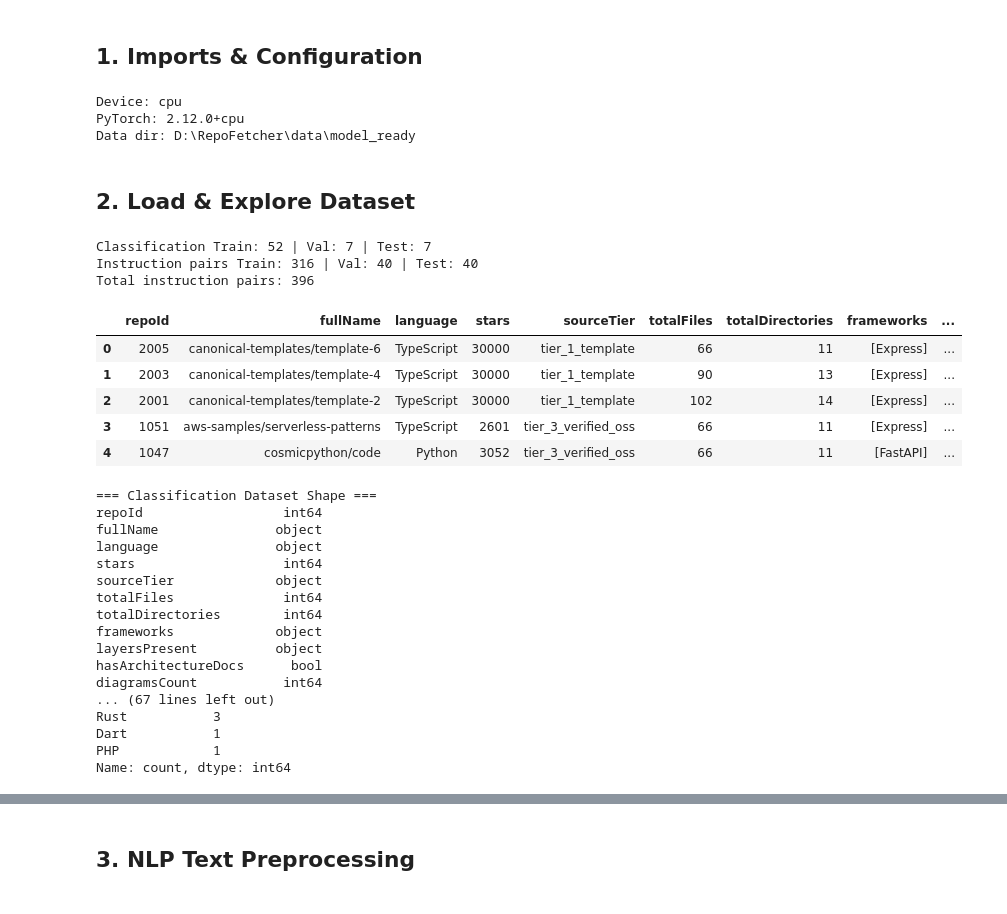
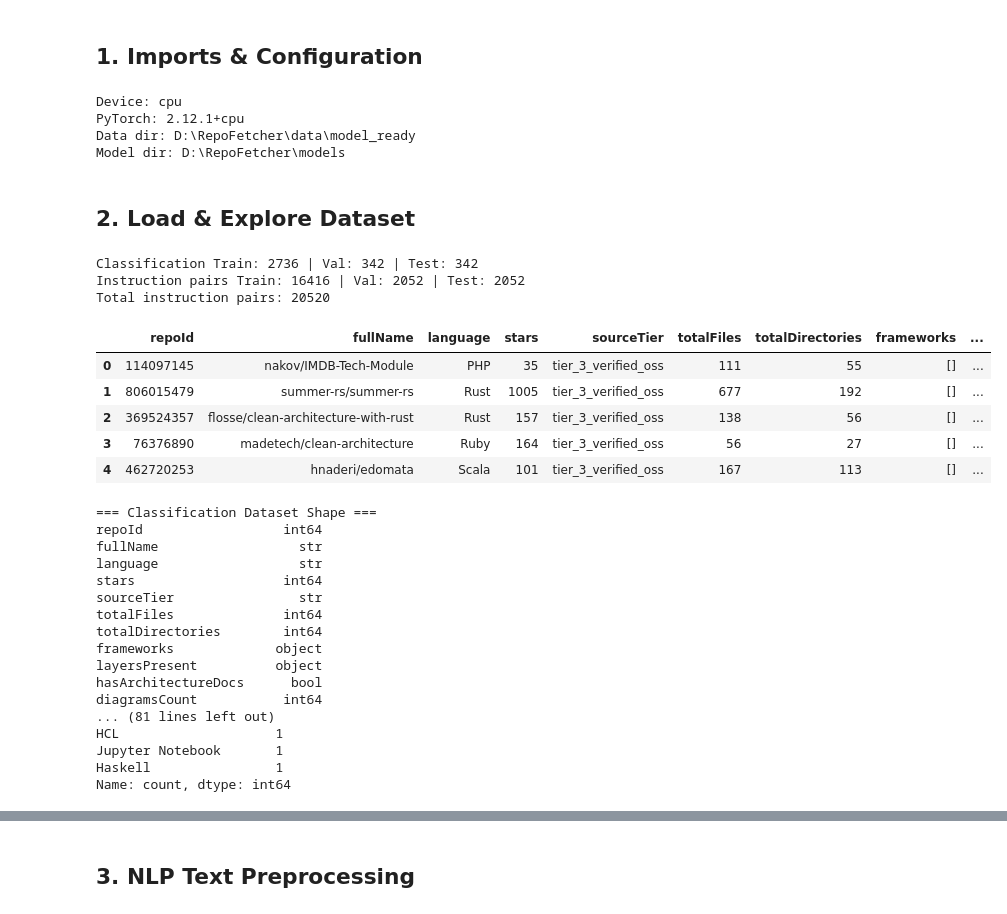
Before and after one commit to arin-gupta06/RepoFetcher, a Jupyter notebook: notebooks/architecture_model.ipynb, the cells around one changed output, grey strips where cells are left out. Drawn from its saved outputs; the diff is of its cells as text; code cells hidden in the pictures.

```diff
--- a/notebooks/architecture_model.ipynb
+++ b/notebooks/architecture_model.ipynb
@@ -57,9 +57,10 @@ import nltk
 from nltk.corpus import stopwords
 from nltk.stem import WordNetLemmatizer
 from sklearn.feature_extraction.text import TfidfVectorizer, CountVectorizer
-from sklearn.preprocessing import LabelEncoder, MultiLabelBinarizer
+from sklearn.preprocessing import LabelEncoder, normalize
 from sklearn.model_selection import cross_val_score
 from sklearn.pipeline import Pipeline
+from scipy import sparse
 
 # Classical ML
 from sklearn.linear_model import LogisticRegression
@@ -94,9 +95,13 @@ nltk.download('wordnet', quiet=True)
 nltk.download('punkt', quiet=True)
 
 # ─────────────────────── Global Config ───────────────────────
-DATA_DIR      = Path('../data/model_ready')
-MODEL_DIR     = Path('../models')
-MODEL_DIR.mkdir(exist_ok=True)
+# Locate data and models relative to project root
+BASE_DIR      = Path.cwd()
+if BASE_DIR.name == 'notebooks':
+    BASE_DIR  = BASE_DIR.parent
+DATA_DIR      = BASE_DIR / 'data' / 'model_ready'
+MODEL_DIR     = BASE_DIR / 'models'
+MODEL_DIR.mkdir(parents=True, exist_ok=True)
 
 RANDOM_SEED   = 42
 DEVICE        = torch.device('cuda' if torch.cuda.is_available() else 'cpu')
@@ -111,54 +116,56 @@ plt.rcParams['font.family'] = 'DejaVu Sans'
 print(f'Device: {DEVICE}')
 print(f'PyTorch: {torch.__version__}')
 print(f'Data dir: {DATA_DIR.resolve()}')
+print(f'Model dir: {MODEL_DIR.resolve()}')
 # %% [output]
 Device: cpu
-PyTorch: 2.12.0+cpu
+PyTorch: 2.12.1+cpu
 Data dir: D:\RepoFetcher\data\model_ready
+Model dir: D:\RepoFetcher\models
 # %% [markdown]
 ## 2. Load & Explore Dataset
 # %%
 # ── Load classification dataset ──────────────────────────────
-with open(DATA_DIR / 'classification_dataset.json') as f:
+with open(DATA_DIR / 'classification_dataset.json', encoding='utf-8') as f:
     clf_data = json.load(f)
 
 df_train = pd.DataFrame(clf_data['train'])
 df_val   = pd.DataFrame(clf_data['val'])
 df_test  = pd.DataFrame(clf_data['test'])
 df_all   = pd.concat([df_train, df_val, df_test], ignore_index=True)
 
 # ── Load instruction-tuning data ─────────────────────────────
 def load_jsonl(path):
     records = []
-    with open(path) as f:
+    with open(path, encoding='utf-8') as f:
         for line in f:
             line = line.strip()
             if line:
                 records.append(json.loads(line))
     return records
 
 inst_train = load_jsonl(DATA_DIR / 'instruction_tuning_train.jsonl')
 inst_val   = load_jsonl(DATA_DIR / 'instruction_tuning_val.jsonl')
 inst_test  = load_jsonl(DATA_DIR / 'instruction_tuning_test.jsonl')
 
 # Also load cleaned samples for rich text features
 cleaned_samples = load_jsonl(DATA_DIR / 'cleaned_repository_samples.jsonl')
 df_cleaned = pd.DataFrame(cleaned_samples)
 
 print(f'Classification Train: {len(df_train)} | Val: {len(df_val)} | Test: {len(df_test)}')
 print(f'Instruction pairs Train: {len(inst_train)} | Val: {len(inst_val)} | Test: {len(inst_test)}')
 print(f'Total instruction pairs: {len(inst_train)+len(inst_val)+len(inst_test)}')
 df_train.head()
 # %% [output]
-Classification Train: 52 | Val: 7 | Test: 7
-Instruction pairs Train: 316 | Val: 40 | Test: 40
-Total instruction pairs: 396
+Classification Train: 2736 | Val: 342 | Test: 342
+Instruction pairs Train: 16416 | Val: 2052 | Test: 2052
+Total instruction pairs: 20520
 |  | repoId | fullName | language | stars | sourceTier | totalFiles | totalDirectories | frameworks | ... |
-| 0 | 2005 | canonical-templates/template-6 | TypeScript | 30000 | tier_1_template | 66 | 11 | [Express] | ... |
-| 1 | 2003 | canonical-templates/template-4 | TypeScript | 30000 | tier_1_template | 90 | 13 | [Express] | ... |
-| 2 | 2001 | canonical-templates/template-2 | TypeScript | 30000 | tier_1_template | 102 | 14 | [Express] | ... |
-| 3 | 1051 | aws-samples/serverless-patterns | TypeScript | 2601 | tier_3_verified_oss | 66 | 11 | [Express] | ... |
-| 4 | 1047 | cosmicpython/code | Python | 3052 | tier_3_verified_oss | 66 | 11 | [FastAPI] | ... |
+| 0 | 114097145 | nakov/IMDB-Tech-Module | PHP | 35 | tier_3_verified_oss | 111 | 55 | [] | ... |
+| 1 | 806015479 | summer-rs/summer-rs | Rust | 1005 | tier_3_verified_oss | 677 | 192 | [] | ... |
+| 2 | 369524357 | flosse/clean-architecture-with-rust | Rust | 157 | tier_3_verified_oss | 138 | 56 | [] | ... |
+| 3 | 76376890 | madetech/clean-architecture | Ruby | 164 | tier_3_verified_oss | 56 | 27 | [] | ... |
+| 4 | 462720253 | hnaderi/edomata | Scala | 101 | tier_3_verified_oss | 167 | 113 | [] | ... |
 # %%
 # ── Dataset info ─────────────────────────────────────────────
 print('=== Classification Dataset Shape ===')
@@ -172,20 +179,20 @@ print(df_all['language'].value_counts())
 # %% [output]
 === Classification Dataset Shape ===
 repoId                  int64
-fullName               object
-language               object
+fullName                  str
+language                  str
 stars                   int64
-sourceTier             object
+sourceTier                str
 totalFiles              int64
 totalDirectories        int64
 frameworks             object
 layersPresent          object
 hasArchitectureDocs      bool
 diagramsCount           int64
-... (67 lines left out)
-Rust           3
-Dart           1
-PHP            1
+... (81 lines left out)
+HCL                    1
+Jupyter Notebook       1
+Haskell                1
 Name: count, dtype: int64
 # %%
 # ── EDA Visualizations ───────────────────────────────────────
```
Also changed, not shown: parts of 22 cells of this notebook, 26 other files.
